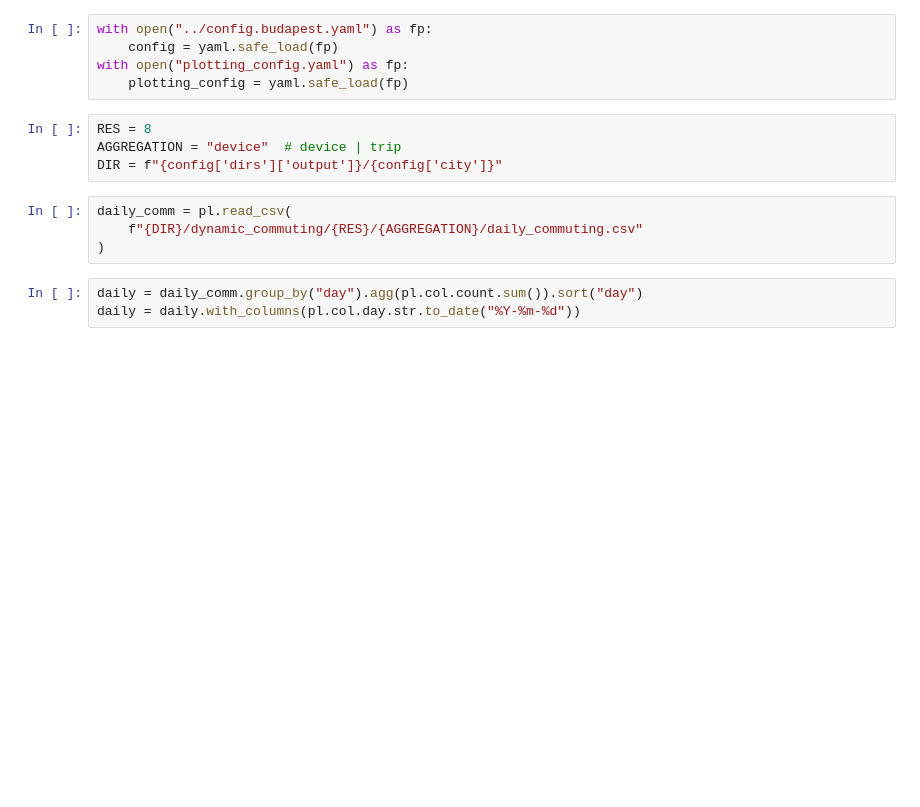
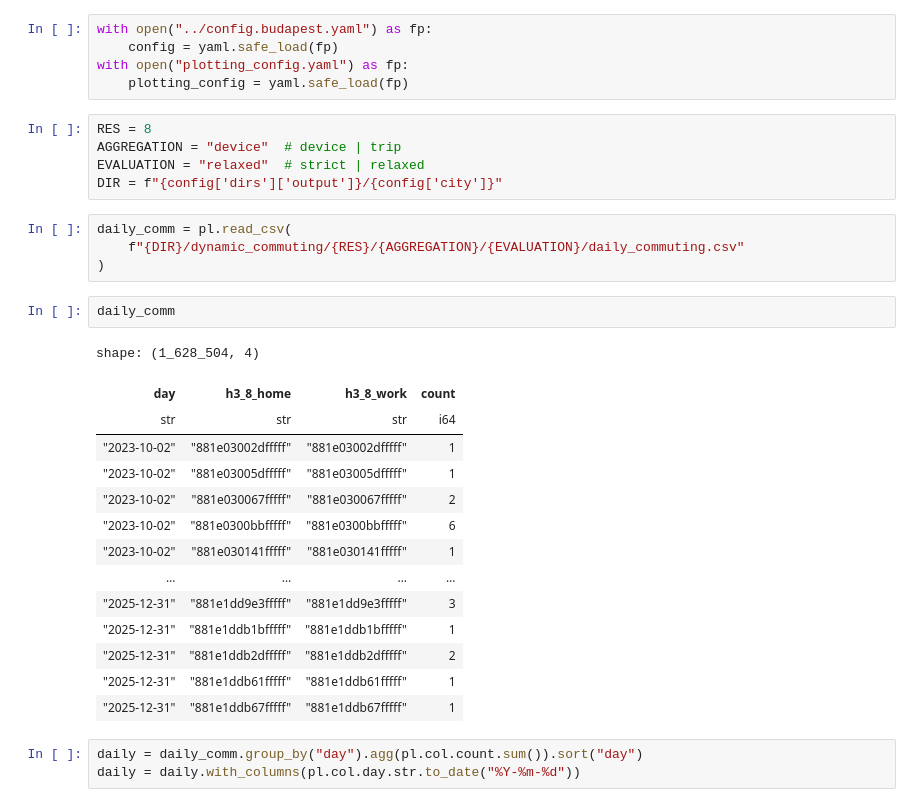
Before and after one commit to ANETILab/wp7_data_processing, a Jupyter notebook: src/13_analyze.ipynb, the cells around one changed output. Saved outputs shown, nothing was run; the diff lists cells and outputs as text; blank space fills up the shorter version.

```diff
--- a/src/13_analyze.ipynb
+++ b/src/13_analyze.ipynb
@@ -21,11 +21,29 @@ with open("plotting_config.yaml") as fp:
 # %%
 RES = 8
 AGGREGATION = "device"  # device | trip
+EVALUATION = "relaxed"  # strict | relaxed
 DIR = f"{config['dirs']['output']}/{config['city']}"
 # %%
 daily_comm = pl.read_csv(
-    f"{DIR}/dynamic_commuting/{RES}/{AGGREGATION}/daily_commuting.csv"
+    f"{DIR}/dynamic_commuting/{RES}/{AGGREGATION}/{EVALUATION}/daily_commuting.csv"
 )
+# %%
+daily_comm
+# %% [output]
+shape: (1_628_504, 4)
+| day | h3_8_home | h3_8_work | count |
+| str | str | str | i64 |
+| "2023-10-02" | "881e03002dfffff" | "881e03002dfffff" | 1 |
+| "2023-10-02" | "881e03005dfffff" | "881e03005dfffff" | 1 |
+| "2023-10-02" | "881e030067fffff" | "881e030067fffff" | 2 |
+| "2023-10-02" | "881e0300bbfffff" | "881e0300bbfffff" | 6 |
+| "2023-10-02" | "881e030141fffff" | "881e030141fffff" | 1 |
+| … | … | … | … |
+| "2025-12-31" | "881e1dd9e3fffff" | "881e1dd9e3fffff" | 3 |
+| "2025-12-31" | "881e1ddb1bfffff" | "881e1ddb1bfffff" | 1 |
+| "2025-12-31" | "881e1ddb2dfffff" | "881e1ddb2dfffff" | 2 |
+| "2025-12-31" | "881e1ddb61fffff" | "881e1ddb61fffff" | 1 |
+| "2025-12-31" | "881e1ddb67fffff" | "881e1ddb67fffff" | 1 |
 # %%
 daily = daily_comm.group_by("day").agg(pl.col.count.sum()).sort("day")
 daily = daily.with_columns(pl.col.day.str.to_date("%Y-%m-%d"))
```
Also changed, not shown: parts of 1 cell of this notebook.
